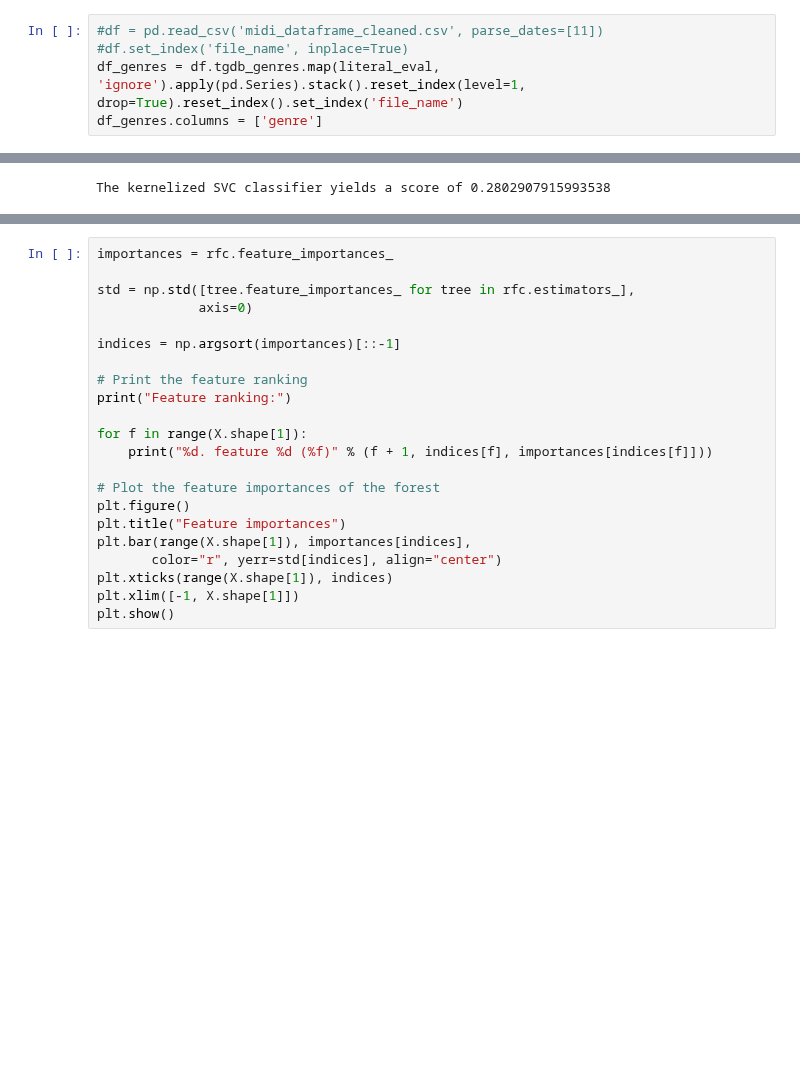
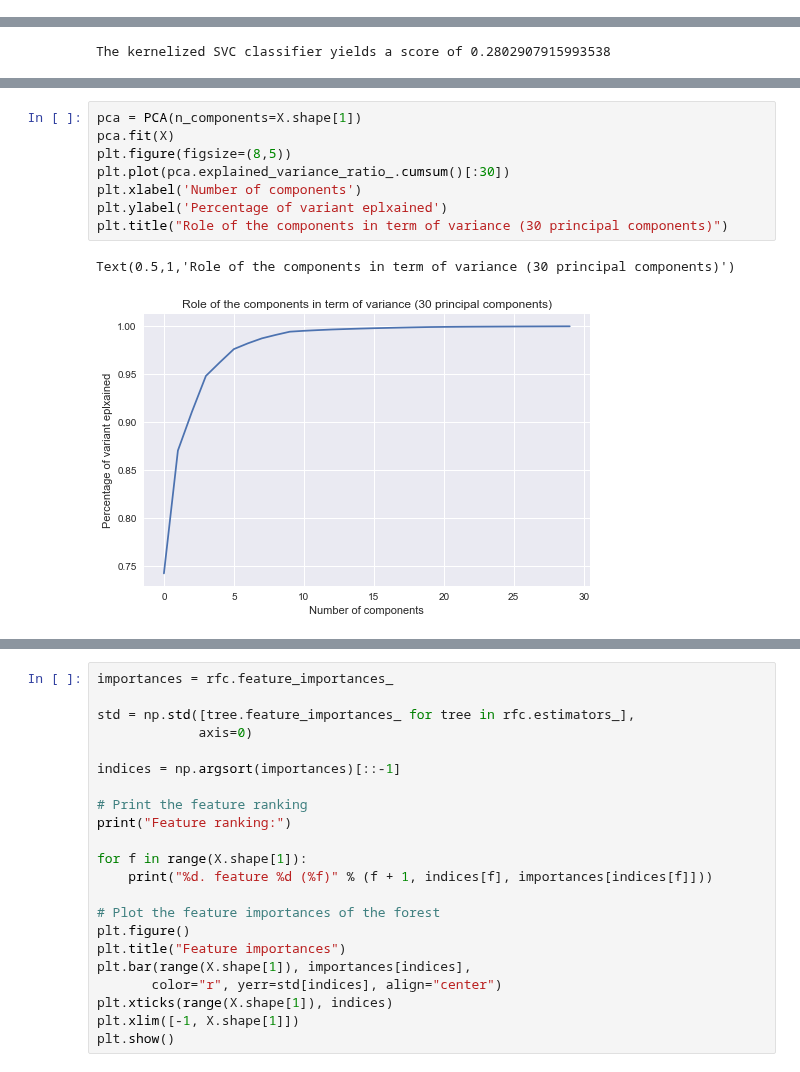
Before and after one commit to cedricviaccoz/musicology, a Jupyter notebook: dataset/Jsymbolic features.ipynb, the cells around one changed output, grey strips where cells are left out. Cells and saved outputs as stored; diff of their text form; blank space fills up the shorter version.

Commit message:
Refined text still working on it

```diff
--- a/dataset/Jsymbolic features.ipynb
+++ b/dataset/Jsymbolic features.ipynb
@@ -45,11 +35,6 @@ print("After removing not valid midi files, we have %d files"%(len(df.join(df_fe
 There is 22179 midi files, from 3243 games, with 22179 midis matched with tgdb
 There is 31483 midi files with computed features
 After removing not valid midi files, we have 22005 files
-# %%
-#df = pd.read_csv('midi_dataframe_cleaned.csv', parse_dates=[11])
-#df.set_index('file_name', inplace=True)
-df_genres = df.tgdb_genres.map(literal_eval, 'ignore').apply(pd.Series).stack().reset_index(level=1, drop=True).reset_index().set_index('file_name')
-df_genres.columns = ['genre']
 # %% [markdown]
 # Problem statement
 # %% [markdown]
@@ -164,3 +222,14 @@ The performance is terrible, so this hypothesis isn't the right one.
 Another possibility is that the features aren't informative enough.
 
 To get an idea of how informative the features ares, let's plot the feature\_importances\_ attribute of the Random Forest classifier.
+# %%
+pca = PCA(n_components=X.shape[1])
+pca.fit(X)
+plt.figure(figsize=(8,5))
+plt.plot(pca.explained_variance_ratio_.cumsum()[:30])
+plt.xlabel('Number of components')
+plt.ylabel('Percentage of variant eplxained')
+plt.title("Role of the components in term of variance (30 principal components)")
+# %% [output]
+Text(0.5,1,'Role of the components in term of variance (30 principal components)')
+[figure, added]
```
Also changed, not shown: parts of 33 cells of this notebook.
